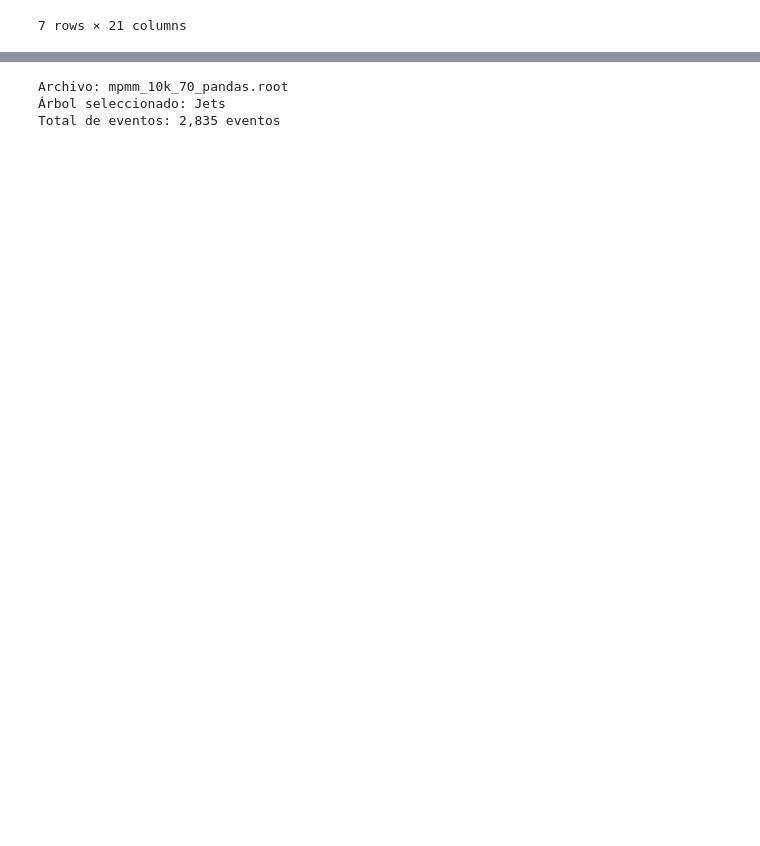
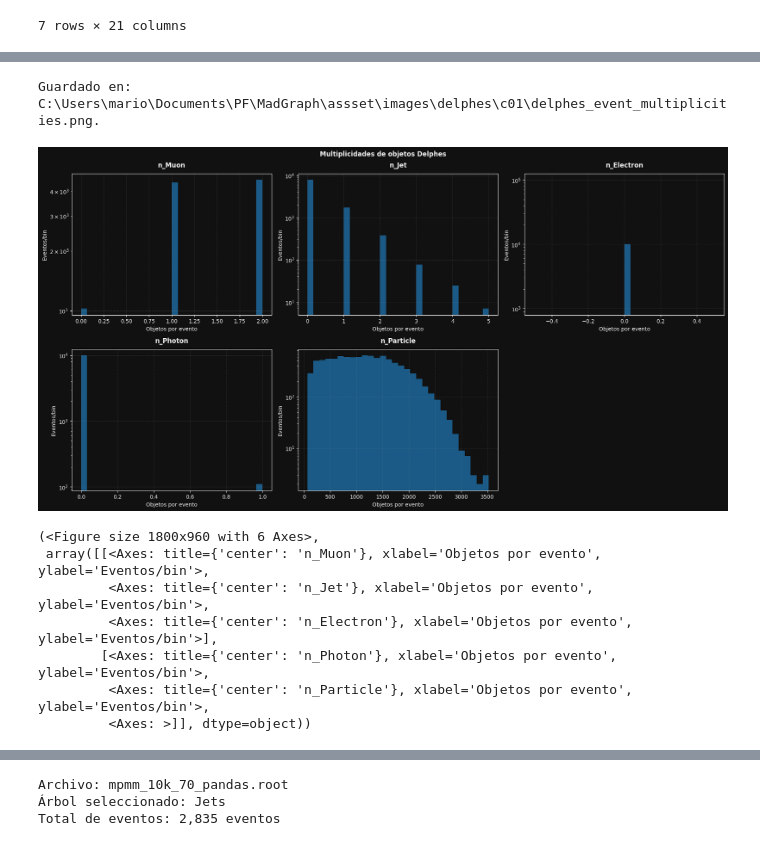
Before and after one commit to MASilva139/ECFM-PF, a Jupyter notebook: MadGraph/pp_mpmm.ipynb, the cells around one changed output, grey strips where cells are left out. Cells and saved outputs as stored; diff of their text form; code cells hidden in the pictures; blank space fills up the shorter version.

```diff
--- a/MadGraph/pp_mpmm.ipynb
+++ b/MadGraph/pp_mpmm.ipynb
@@ -131,7 +136,7 @@ Memoria total: 3.78 MB
 # %%
 io.load_dataframe(
     branches=io.txt_data("prueba"),
-    dataset='mpmm_10k_70',
+    dataset=DATASET,
 ).head(9)
 # %% [output]
 Ramas cargadas desde: C:\Users\mario\Documents\PF\MadGraph\analysis\prueba.txt
@@ -152,7 +157,7 @@ Total de eventos: 10,000 eventos
 # %%
 io.load_dataframe(
     branches=io.txt_data("prueba02"),
-    dataset='mpmm_10k_70',
+    dataset=DATASET,
 ).head(10)
 # %% [output]
 Ramas cargadas desde: C:\Users\mario\Documents\PF\MadGraph\analysis\prueba02.txt
@@ -236,0 +327,12 @@ Total de eventos: 13,533 eventos
+# %%
+pt.plot_event_multiplicities(df_events, save=True)
+# %% [output]
+Guardado en: C:\Users\mario\Documents\PF\MadGraph\assset\images\delphes\c01\delphes_event_multiplicities.png.
+[figure, added]
+(<Figure size 1800x960 with 6 Axes>,
+ array([[<Axes: title={'center': 'n_Muon'}, xlabel='Objetos por evento', ylabel='Eventos/bin'>,
+         <Axes: title={'center': 'n_Jet'}, xlabel='Objetos por evento', ylabel='Eventos/bin'>,
+         <Axes: title={'center': 'n_Electron'}, xlabel='Objetos por evento', ylabel='Eventos/bin'>],
+        [<Axes: title={'center': 'n_Photon'}, xlabel='Objetos por evento', ylabel='Eventos/bin'>,
+         <Axes: title={'center': 'n_Particle'}, xlabel='Objetos por evento', ylabel='Eventos/bin'>,
+         <Axes: >]], dtype=object))
```
Also changed, not shown: parts of 27 cells of this notebook, 43 other files.
